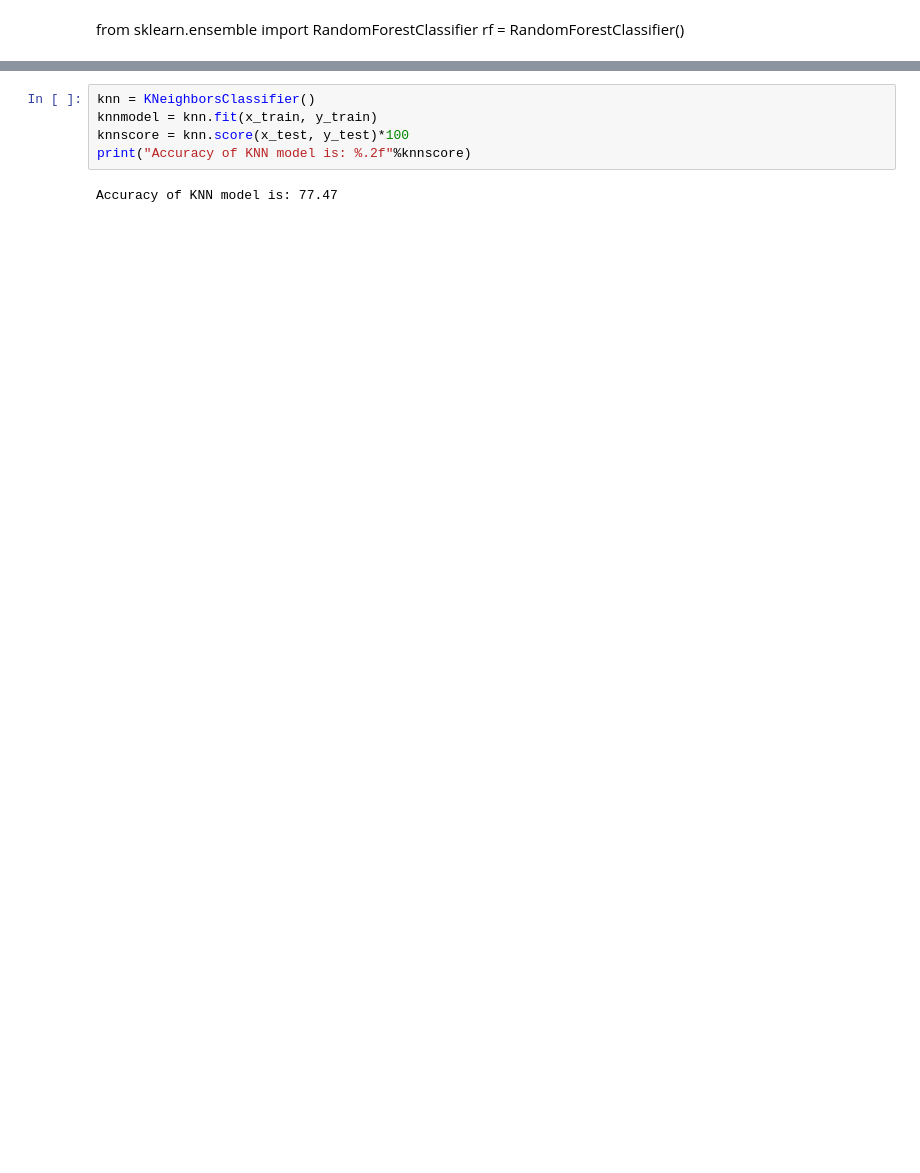
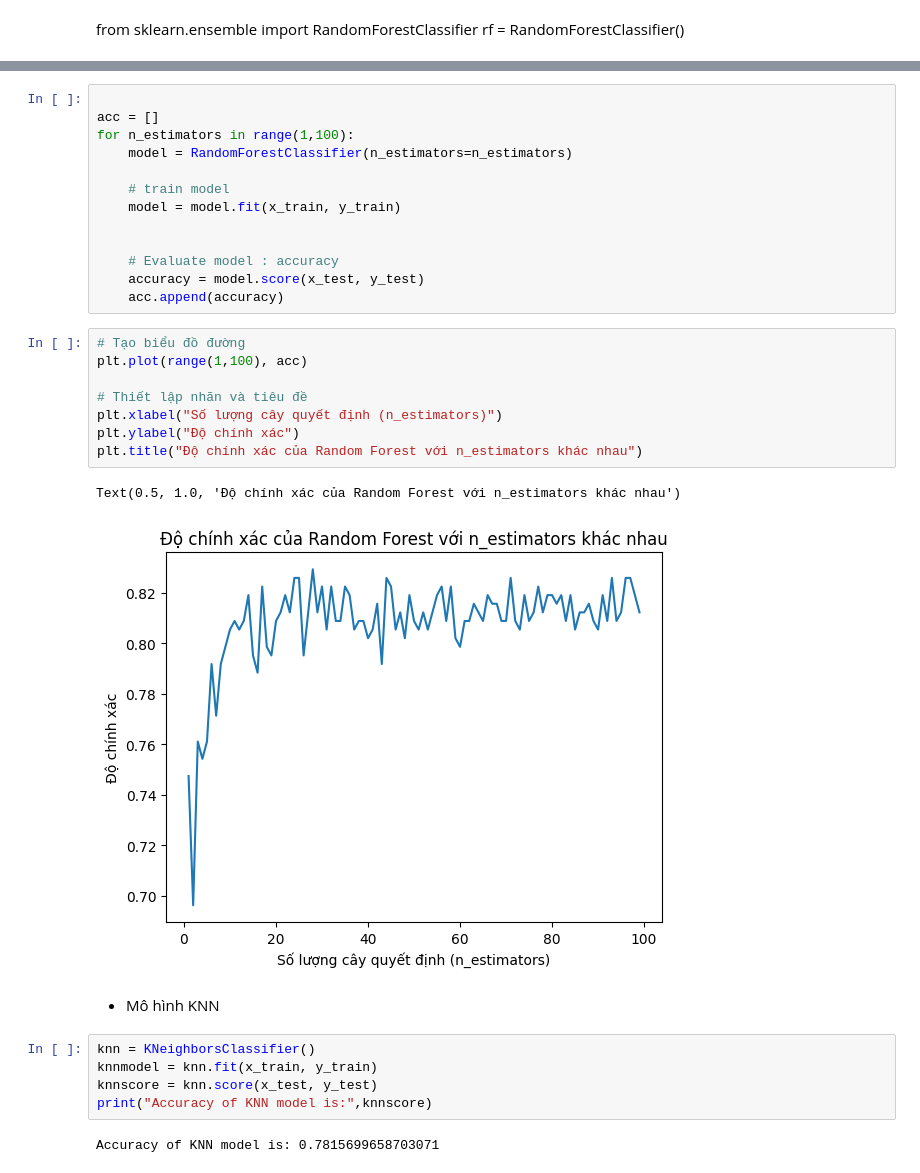
Before and after one commit to nhuyhoan004/Weather-prediction, a Jupyter notebook: Weather_Prediction.ipynb, the cells around one changed output, grey strips where cells are left out. Drawn from its saved outputs; the diff is of its cells as text; blank space fills up the shorter version.

```diff
--- a/Weather_Prediction.ipynb
+++ b/Weather_Prediction.ipynb
@@ -135,10 +166,36 @@ Accuracy of KNN model is: 87.37
+# %%
+
+acc = []
+for n_estimators in range(1,100):
+    model = RandomForestClassifier(n_estimators=n_estimators)
+
+    # train model
+    model = model.fit(x_train, y_train)
+
+
+    # Evaluate model : accuracy
+    accuracy = model.score(x_test, y_test)
+    acc.append(accuracy)
+# %%
+# Tạo biểu đồ đường
+plt.plot(range(1,100), acc)
+
+# Thiết lập nhãn và tiêu đề
+plt.xlabel("Số lượng cây quyết định (n_estimators)")
+plt.ylabel("Độ chính xác")
+plt.title("Độ chính xác của Random Forest với n_estimators khác nhau")
+# %% [output]
+Text(0.5, 1.0, 'Độ chính xác của Random Forest với n_estimators khác nhau')
+[figure, added]
+# %% [markdown]
+- Mô hình KNN
 # %%
 knn = KNeighborsClassifier()
 knnmodel = knn.fit(x_train, y_train)
-knnscore = knn.score(x_test, y_test)*100
-print("Accuracy of KNN model is: %.2f"%knnscore)
+knnscore = knn.score(x_test, y_test)
+print("Accuracy of KNN model is:",knnscore)
 # %% [output]
-Accuracy of KNN model is: 77.47
+Accuracy of KNN model is: 0.7815699658703071
 # %%
 y_pred = knn.predict(x_test)
 print(classification_report(y_test, y_pred))
```
Also changed, not shown: parts of 16 cells of this notebook.
